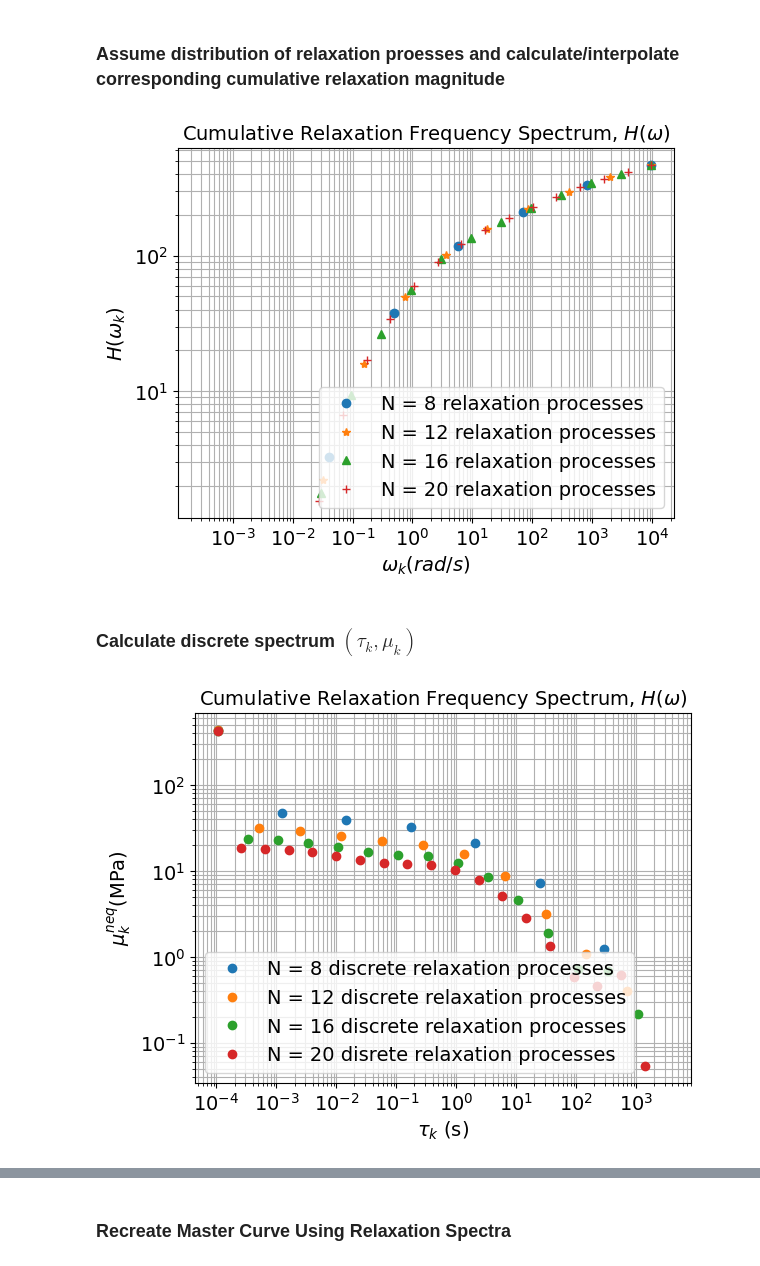
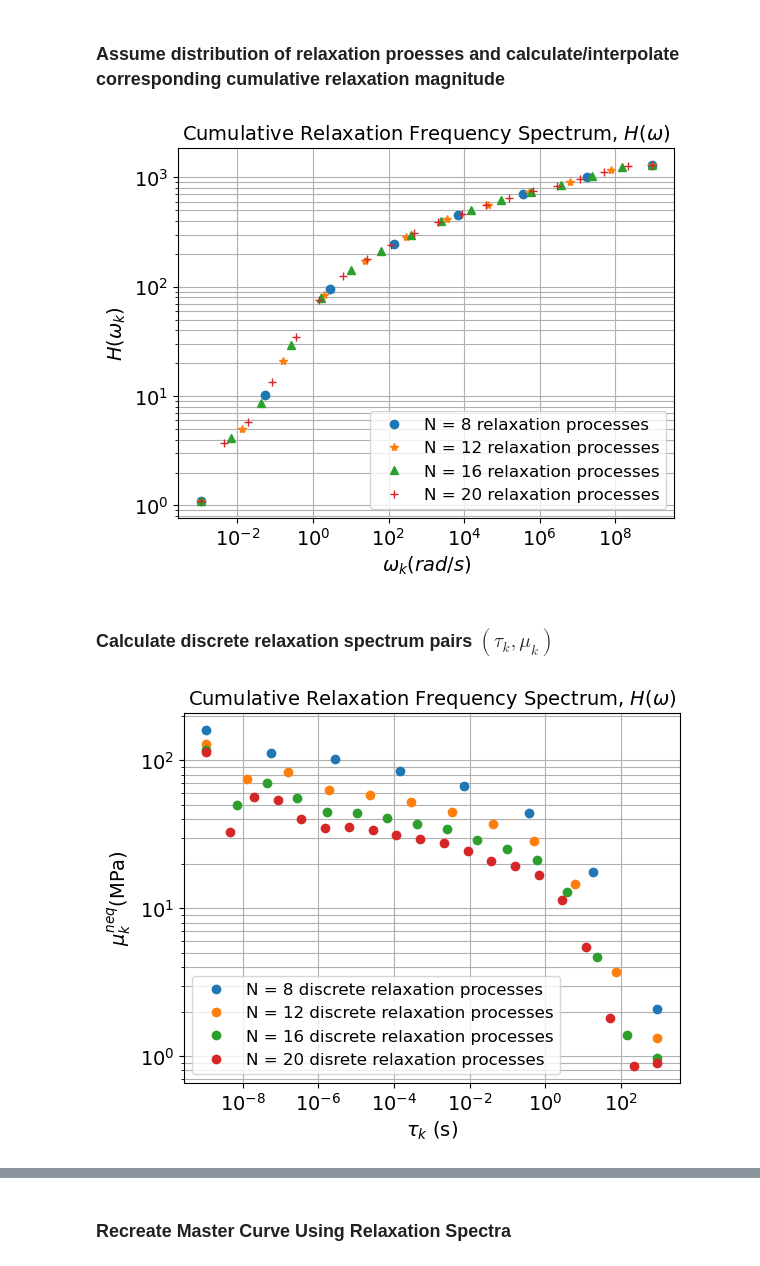
Before and after one commit to arepalM/bistable_phrozen, a Jupyter notebook: relaxation_spectrum.ipynb, the cells around one changed output, grey strips where cells are left out. Saved outputs shown, nothing was run; the diff lists cells and outputs as text; code cells hidden in the pictures.

```diff
--- a/relaxation_spectrum.ipynb
+++ b/relaxation_spectrum.ipynb
@@ -165,8 +183,8 @@ with open(os.path.join(dir,'master_curve_Tref_' + T0 + '.csv'), "w") as f:
 ### Calculate continuous relaxation frequency spectrum, $h_s$
 # %%
 # Cutoff for log(w)
-wlow   = 10**-4
-whigh  = 10**4
+wlow   = 10**-3
+whigh  = 10**9
 w_full = 10**xnew
 E_full = 10**ynew
 
@@ -328,15 +346,15 @@ plt.loglog(wk2,Hs_wk2,'*')
 plt.loglog(wk3,Hs_wk3,'^')
 plt.loglog(wk4,Hs_wk4,'+')
 plt.legend(['N = ' + str(N1) + ' relaxation processes','N = ' + str(N2) + ' relaxation processes',
-            'N = ' + str(N3) + ' relaxation processes','N = ' + str(N4) + ' relaxation processes',])
+            'N = ' + str(N3) + ' relaxation processes','N = ' + str(N4) + ' relaxation processes',],fontsize=12)
 plt.title('Cumulative Relaxation Frequency Spectrum, $H(\omega)$')
 plt.ylabel('$H(\omega_k)$')
 plt.xlabel('$\omega_k (rad/s)$')
 plt.grid(which='both',axis='both')
 # %% [output]
-[figure, old version]
+[figure, new version]
 # %% [markdown]
-### Calculate discrete spectrum $(\tau_k,\mu_k)$
+### Calculate discrete relaxation spectrum pairs $(\tau_k,\mu_k)$
 # %%
 muk_1 = np.zeros(N1)
 muk_1[0] = (1/2.7) * 0.5 * (Hs_wk1[1] + Hs_wk1[0])
@@ -357,35 +375,35 @@ for k in range(1,N3-1):
 muk_3[N3-1] = mu_neq - np.sum(muk_3[0:N3])
 
 muk_4 = np.zeros(N4)
 muk_4[0] = (1/2.7) * 0.5 * (Hs_wk4[1] + Hs_wk4[0])
 for k in range(1,N4-1):
     muk_4[k] = (1/2.7) * 0.5 * (Hs_wk4[k+1] - Hs_wk4[k-1])
 muk_4[N4-1] = mu_neq - np.sum(muk_4[0:N4])
 
 plt.loglog(1/wk1,muk_1,'o')
 plt.loglog(1/wk2,muk_2,'o')
 plt.loglog(1/wk3,muk_3,'o')
 plt.loglog(1/wk4,muk_4,'o')
 
 plt.legend(['N = ' + str(N1) + ' discrete relaxation processes','N = ' + str(N2) + ' discrete relaxation processes',
-            'N = ' + str(N3) + ' discrete relaxation processes','N = ' + str(N4) + ' disrete relaxation processes',])
+            'N = ' + str(N3) + ' discrete relaxation processes','N = ' + str(N4) + ' disrete relaxation processes',],fontsize=12)
 plt.title('Cumulative Relaxation Frequency Spectrum, $H(\omega)$')
 plt.grid(which='both',axis='both')
 plt.xlabel('$\\tau_k$ (s)')
 plt.ylabel('$\mu_k^{neq}$(MPa)')
 plt.show()
 
 viscosity1=muk_1/wk1
 viscosity2=muk_2/wk2
 viscosity3=muk_3/wk3
 viscosity4=muk_4/wk4
 
 # print(viscosity1)
 # print(viscosity2)
 # print(viscosity3)
 # print(viscosity4)
 # %% [output]
-[figure, old version]
+[figure, new version]
 # %%
 # Write out [tau,mu] pairs for fitting Prony series to relaxation spectrum
 #wk_muk_1 = np.concatenate(np.reshape(np.asarray(wk1),np.asarray(wk1).shape[0],1),np.reshape(muk_1.shape[0],1),axis=1)
```
Also changed, not shown: parts of 15 cells of this notebook.
